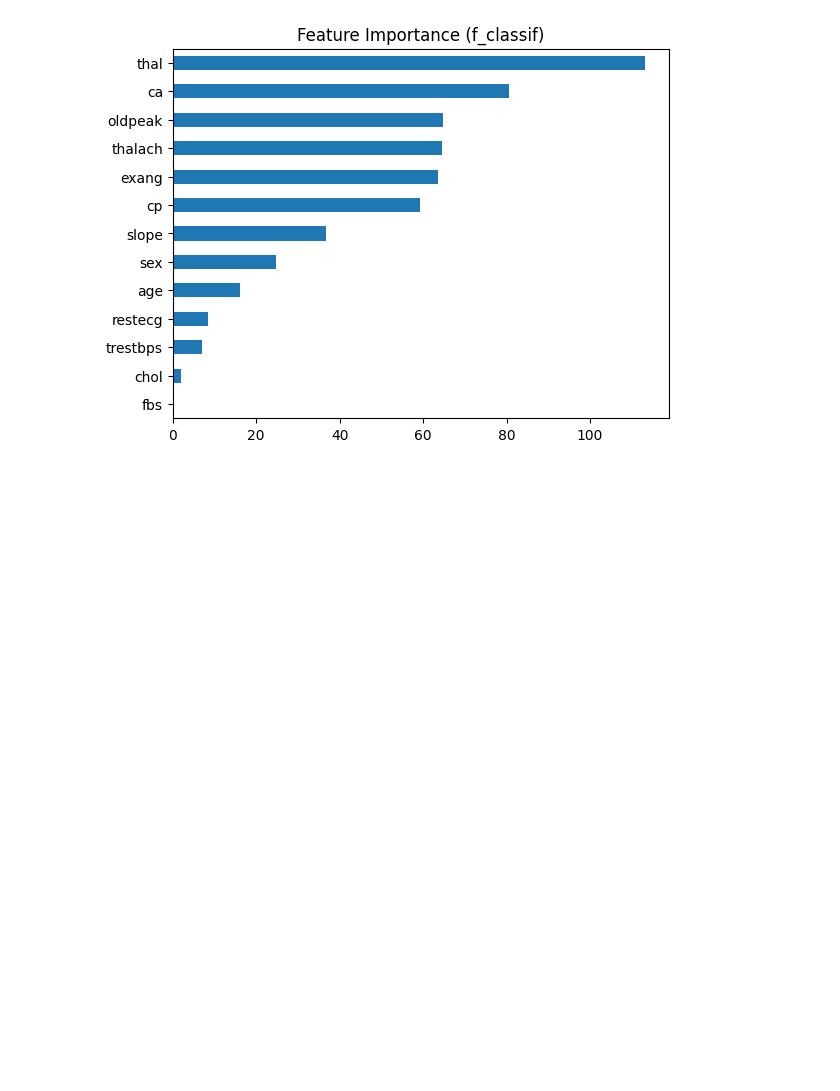
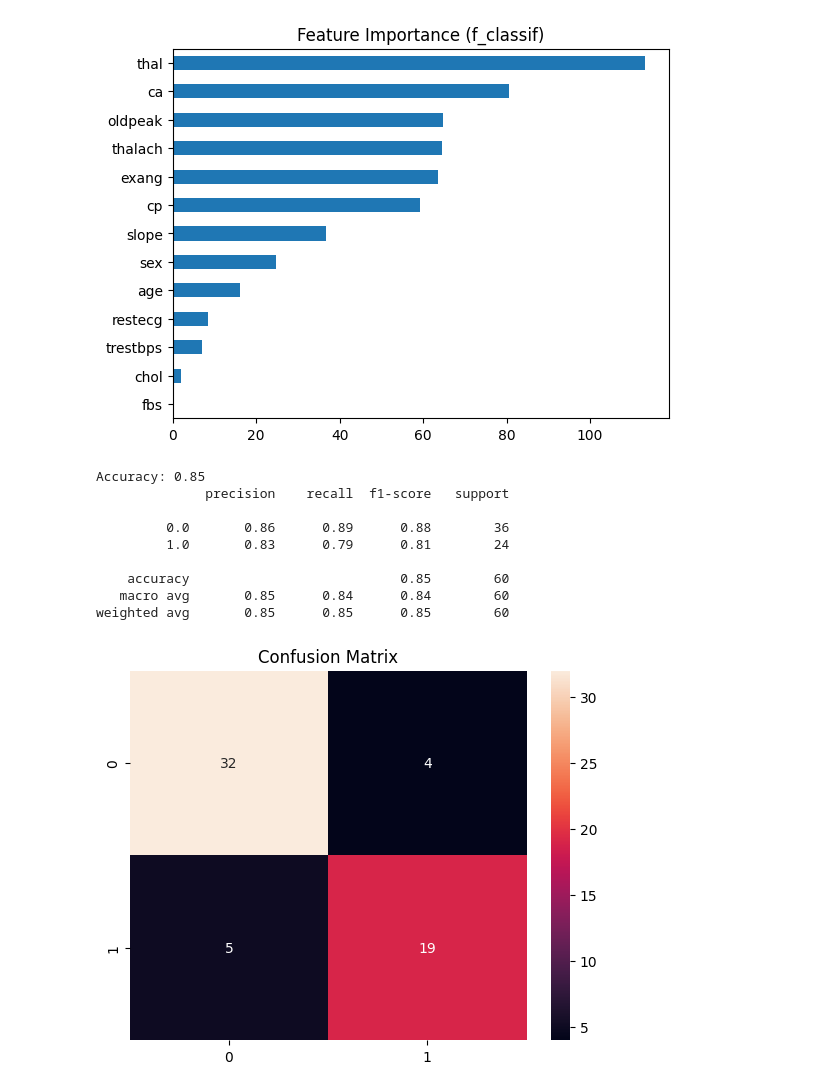
Before and after one commit to PogchampMuffin3/heart-disease-classification, a Jupyter notebook: heart_disease_classification.ipynb, the cells around one changed output. Saved outputs shown, nothing was run; the diff lists cells and outputs as text; code cells hidden in the pictures; blank space fills up the shorter version.

Commit message:
add: MLP baseline model

```diff
--- a/heart_disease_classification.ipynb
+++ b/heart_disease_classification.ipynb
@@ -116,3 +118,26 @@ plt.show()
 [figure]
 # %%
 X_train, X_test, y_train, y_test = train_test_split(X_scaled, y, test_size=TEST_SIZE, random_state=RANDOM_STATE)
+# %%
+# MLP
+mlp_baseline = MLPClassifier(random_state=RANDOM_STATE)
+mlp_baseline.fit(X_train, y_train)
+
+y_pred_MLP_baseline = mlp_baseline.predict(X_test)
+cm = confusion_matrix(y_test, y_pred_MLP_baseline)
+print(f"Accuracy: {accuracy_score(y_test, y_pred_MLP_baseline)}")
+print(classification_report(y_test, y_pred_MLP_baseline))
+sns.heatmap(cm, annot=True)
+plt.title('Confusion Matrix')
+plt.show()
+# %% [output]
+Accuracy: 0.85
+              precision    recall  f1-score   support
+
+         0.0       0.86      0.89      0.88        36
+         1.0       0.83      0.79      0.81        24
+
+    accuracy                           0.85        60
+   macro avg       0.85      0.84      0.84        60
+weighted avg       0.85      0.85      0.85        60
+[figure, added]
```
Also changed, not shown: parts of 1 cell of this notebook.
